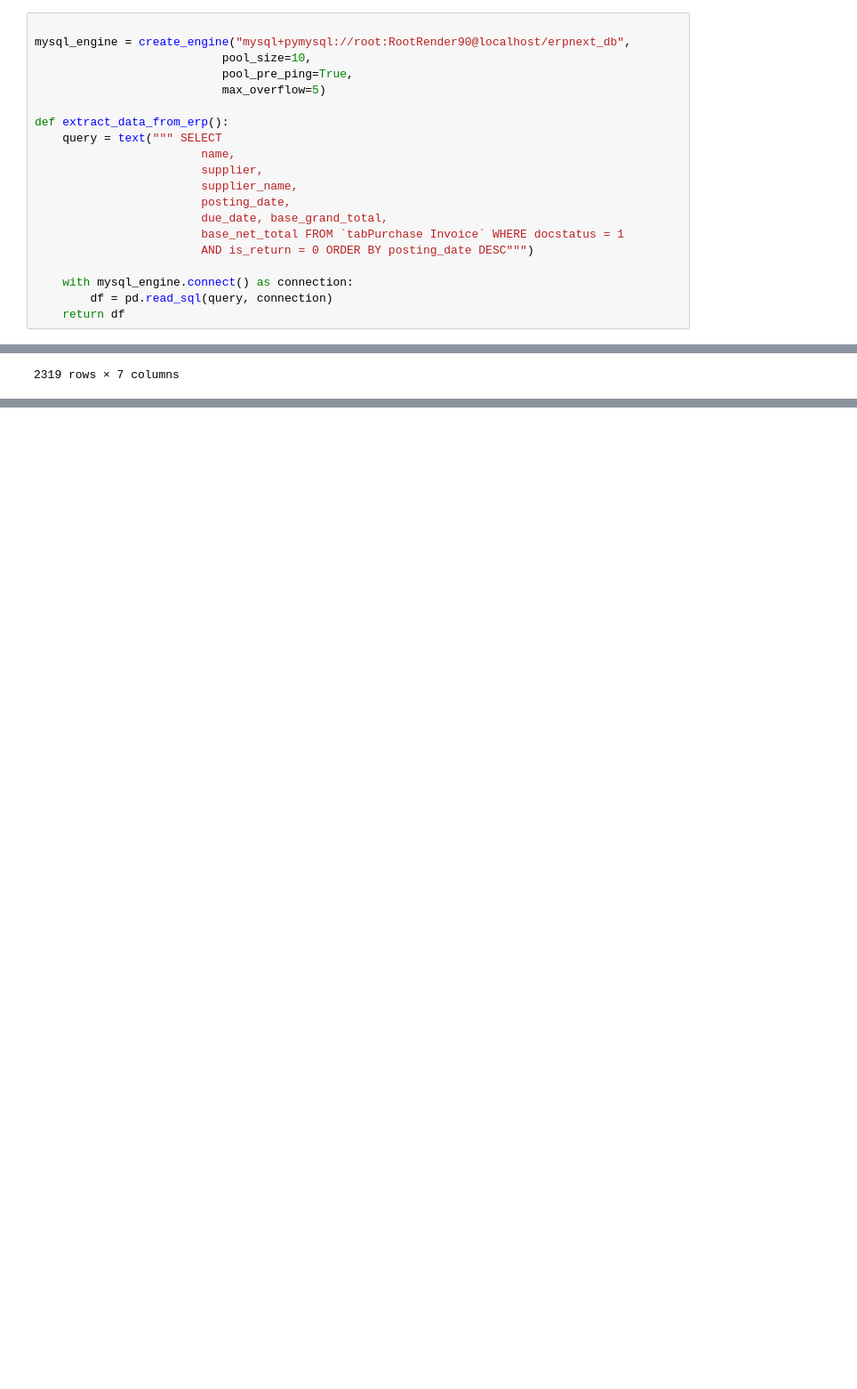
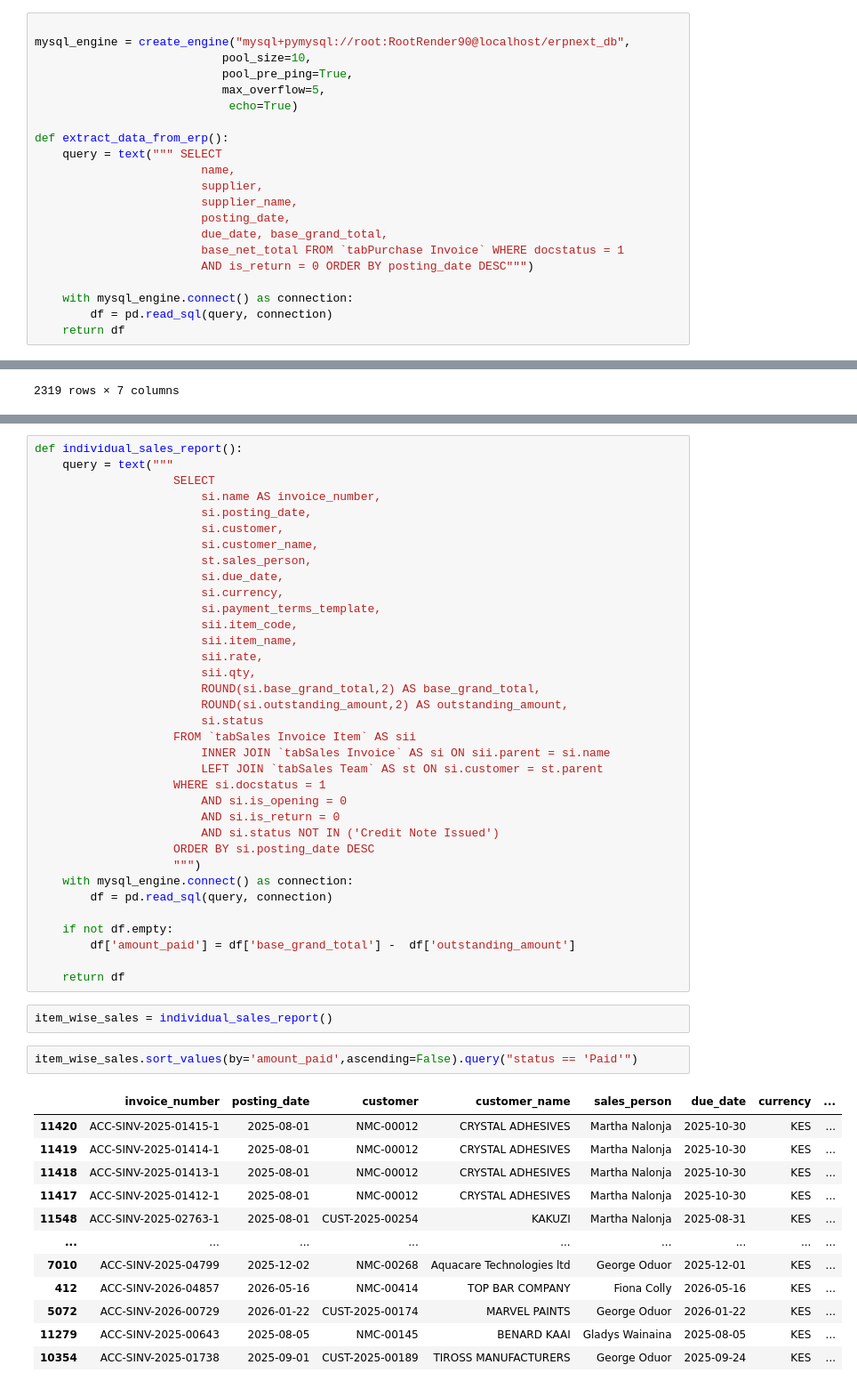
Before and after one commit to FRANKSADWAR/Modernizing_ERP_analytics_using-_ELT_Architecture, a Jupyter notebook: Extracting_data_with_SQLAlchemy.ipynb, the cells around one changed output, grey strips where cells are left out. Shown at 89% size. Cells and saved outputs as stored; diff of their text form; blank space fills up the shorter version.

```diff
--- a/Extracting_data_with_SQLAlchemy.ipynb
+++ b/Extracting_data_with_SQLAlchemy.ipynb
@@ -72,7 +72,8 @@ df_a.head()
 mysql_engine = create_engine("mysql+pymysql://root:RootRender90@localhost/erpnext_db",
                            pool_size=10,
                            pool_pre_ping=True,
-                           max_overflow=5)
+                           max_overflow=5,
+                            echo=True)
 
 def extract_data_from_erp():
     query = text(""" SELECT
@@ -127,0 +148,52 @@ def get_invoice_by_customer(customer_id):
+# %%
+def individual_sales_report():
+    query = text("""
+                    SELECT
+                        si.name AS invoice_number,
+                        si.posting_date,
+                        si.customer,
+                        si.customer_name,
+                        st.sales_person,
+                        si.due_date,
+                        si.currency,
+                        si.payment_terms_template,
+                        sii.item_code,
+                        sii.item_name,
+                        sii.rate,
+                        sii.qty,
+                        ROUND(si.base_grand_total,2) AS base_grand_total,
+                        ROUND(si.outstanding_amount,2) AS outstanding_amount,
+                        si.status
+                    FROM `tabSales Invoice Item` AS sii
+                        INNER JOIN `tabSales Invoice` AS si ON sii.parent = si.name
+                        LEFT JOIN `tabSales Team` AS st ON si.customer = st.parent
+                    WHERE si.docstatus = 1
+                        AND si.is_opening = 0
+                        AND si.is_return = 0
+                        AND si.status NOT IN ('Credit Note Issued')
+                    ORDER BY si.posting_date DESC
+                    """)
+    with mysql_engine.connect() as connection:
+        df = pd.read_sql(query, connection)
+
+    if not df.empty:
+        df['amount_paid'] = df['base_grand_total'] -  df['outstanding_amount']
+
+    return df
+# %%
+item_wise_sales = individual_sales_report()
+# %%
+item_wise_sales.sort_values(by='amount_paid',ascending=False).query("status == 'Paid'")
+# %% [output]
+|  | invoice_number | posting_date | customer | customer_name | sales_person | due_date | currency | ... |
+| 11420 | ACC-SINV-2025-01415-1 | 2025-08-01 | NMC-00012 | CRYSTAL ADHESIVES | Martha Nalonja | 2025-10-30 | KES | ... |
+| 11419 | ACC-SINV-2025-01414-1 | 2025-08-01 | NMC-00012 | CRYSTAL ADHESIVES | Martha Nalonja | 2025-10-30 | KES | ... |
+| 11418 | ACC-SINV-2025-01413-1 | 2025-08-01 | NMC-00012 | CRYSTAL ADHESIVES | Martha Nalonja | 2025-10-30 | KES | ... |
+| 11417 | ACC-SINV-2025-01412-1 | 2025-08-01 | NMC-00012 | CRYSTAL ADHESIVES | Martha Nalonja | 2025-10-30 | KES | ... |
+| 11548 | ACC-SINV-2025-02763-1 | 2025-08-01 | CUST-2025-00254 | KAKUZI | Martha Nalonja | 2025-08-31 | KES | ... |
+| ... | ... | ... | ... | ... | ... | ... | ... | ... |
+| 7010 | ACC-SINV-2025-04799 | 2025-12-02 | NMC-00268 | Aquacare Technologies ltd | George Oduor | 2025-12-01 | KES | ... |
+| 412 | ACC-SINV-2026-04857 | 2026-05-16 | NMC-00414 | TOP BAR COMPANY | Fiona Colly | 2026-05-16 | KES | ... |
+| 5072 | ACC-SINV-2026-00729 | 2026-01-22 | CUST-2025-00174 | MARVEL PAINTS | George Oduor | 2026-01-22 | KES | ... |
+| 11279 | ACC-SINV-2025-00643 | 2025-08-05 | NMC-00145 | BENARD KAAI | Gladys Wainaina | 2025-08-05 | KES | ... |
+| 10354 | ACC-SINV-2025-01738 | 2025-09-01 | CUST-2025-00189 | TIROSS MANUFACTURERS | George Oduor | 2025-09-24 | KES | ... |
```
Also changed, not shown: parts of 6 cells of this notebook.
